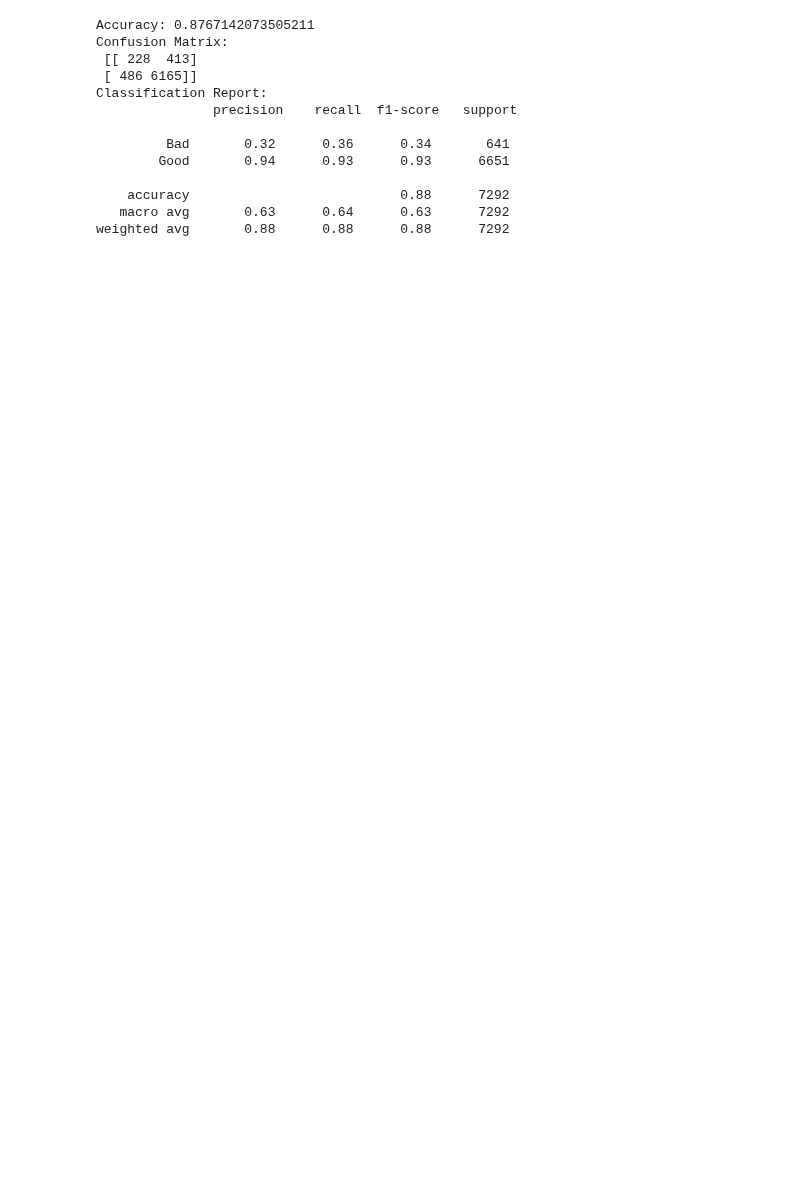
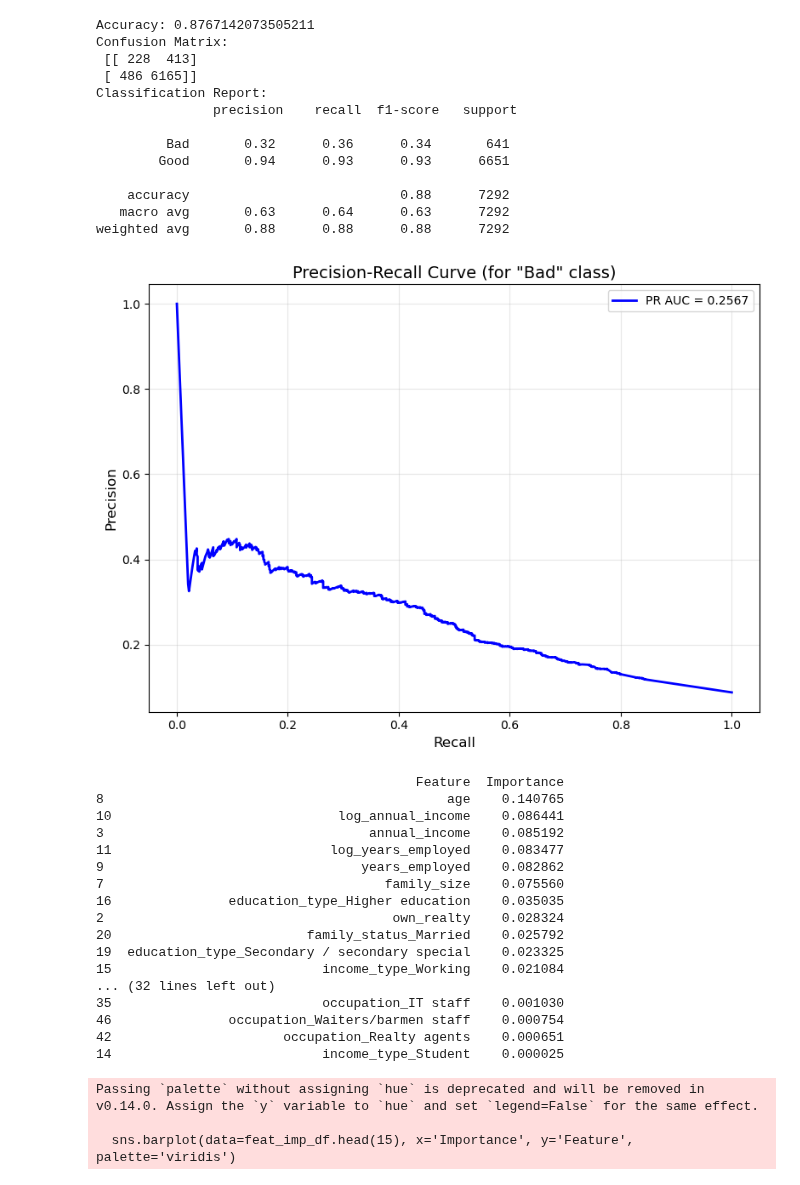
Before and after one commit to ashleytoh/cs3244-project-group-23, a Jupyter notebook: DT_model/tuning.ipynb, the cells around one changed output. Drawn from its saved outputs; the diff is of its cells as text; code cells hidden in the pictures; blank space fills up the shorter version.

```diff
--- a/DT_model/tuning.ipynb
+++ b/DT_model/tuning.ipynb
@@ -3,40 +3,107 @@
 
 import pandas as pd
 import numpy as np
+import matplotlib.pyplot as plt
+import seaborn as sns
 from sklearn.ensemble import RandomForestClassifier
-from sklearn.model_selection import train_test_split, GridSearchCV
-from sklearn.metrics import classification_report, confusion_matrix, accuracy_score
+from sklearn.metrics import (
+    classification_report, confusion_matrix, accuracy_score,
+    precision_recall_curve, auc
+)
 
 # Load the training and testing datasets
 train_set = pd.read_csv('train_set.csv')
 test_set = pd.read_csv('test_set.csv')
 
 # Separate features and labels
 X_train = train_set.drop('credit_status', axis=1)
 y_train = train_set['credit_status']
 X_test = test_set.drop(['credit_status', 'id'], axis=1)
 y_test = test_set['credit_status']
 
-# Building the Random Forest model
+# Build and train the Random Forest model
 rf = RandomForestClassifier(random_state=42, class_weight='balanced')
 rf.fit(X_train, y_train)
 
-# Predictions and Evaluation
+# Predictions and evaluation
 y_pred = rf.predict(X_test)
 print("Accuracy:", accuracy_score(y_test, y_pred))
 print("Confusion Matrix:\n", confusion_matrix(y_test, y_pred))
 print("Classification Report:\n", classification_report(y_test, y_pred))
+
+# Encode labels to 0 = Bad, 1 = Good
+le = LabelEncoder()
+y_train_encoded = le.fit_transform(y_train)
+y_test_encoded = le.transform(y_test)
+
+# Identify the encoded value for "Bad" (should be 0)
+bad_index = list(le.classes_).index('Bad')  # Usually 0
+
+# Predict probabilities for "Bad" class
+y_scores = rf.predict_proba(X_test)[:, bad_index]
+
+# Compute Precision-Recall curve using correct pos_label
+precision, recall, _ = precision_recall_curve(y_test_encoded, y_scores, pos_label=bad_index)
+pr_auc = auc(recall, precision)
+
+# Plot PRC
+plt.figure(figsize=(8, 6))
+plt.plot(recall, precision, color='blue', linewidth=2, label=f'PR AUC = {pr_auc:.4f}')
+plt.xlabel('Recall', fontsize=12)
+plt.ylabel('Precision', fontsize=12)
+plt.title('Precision-Recall Curve (for "Bad" class)', fontsize=14)
+plt.legend(loc='best')
+plt.grid(alpha=0.3)
+plt.tight_layout()
+plt.show()
+
+# Feature Importance Plot
+importances = rf.feature_importances_
+feature_names = X_train.columns
+feat_imp_df = pd.DataFrame({'Feature': feature_names, 'Importance': importances})
+feat_imp_df = feat_imp_df.sort_values(by='Importance', ascending=False)
+print(feat_imp_df)
+
+# Plot top 15 features
+plt.figure(figsize=(10, 6))
+sns.barplot(data=feat_imp_df.head(15), x='Importance', y='Feature', palette='viridis')
+plt.title('Top 15 Feature Importances (Random Forest)', fontsize=14)
+plt.xlabel('Importance')
+plt.ylabel('Feature')
+plt.tight_layout()
+plt.show()
 # %% [output]
 Accuracy: 0.8767142073505211
 Confusion Matrix:
  [[ 228  413]
  [ 486 6165]]
 Classification Report:
                precision    recall  f1-score   support
 
          Bad       0.32      0.36      0.34       641
         Good       0.94      0.93      0.93      6651
 
     accuracy                           0.88      7292
    macro avg       0.63      0.64      0.63      7292
 weighted avg       0.88      0.88      0.88      7292
+[figure, added]
+                                         Feature  Importance
+8                                            age    0.140765
+10                             log_annual_income    0.086441
+3                                  annual_income    0.085192
+11                            log_years_employed    0.083477
+9                                 years_employed    0.082862
+7                                    family_size    0.075560
+16               education_type_Higher education    0.035035
+2                                     own_realty    0.028324
+20                         family_status_Married    0.025792
+19  education_type_Secondary / secondary special    0.023325
+15                           income_type_Working    0.021084
+... (32 lines left out)
+35                           occupation_IT staff    0.001030
+46               occupation_Waiters/barmen staff    0.000754
+42                      occupation_Realty agents    0.000651
+14                           income_type_Student    0.000025
+Passing `palette` without assigning `hue` is deprecated and will be removed in v0.14.0. Assign the `y` variable to `hue` and set `legend=False` for the same effect.
+
+  sns.barplot(data=feat_imp_df.head(15), x='Importance', y='Feature', palette='viridis')
```
Also changed, not shown: parts of 7 cells of this notebook.
